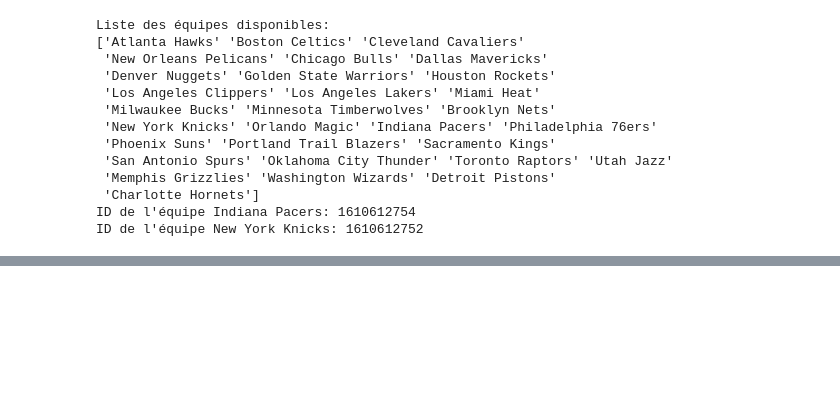
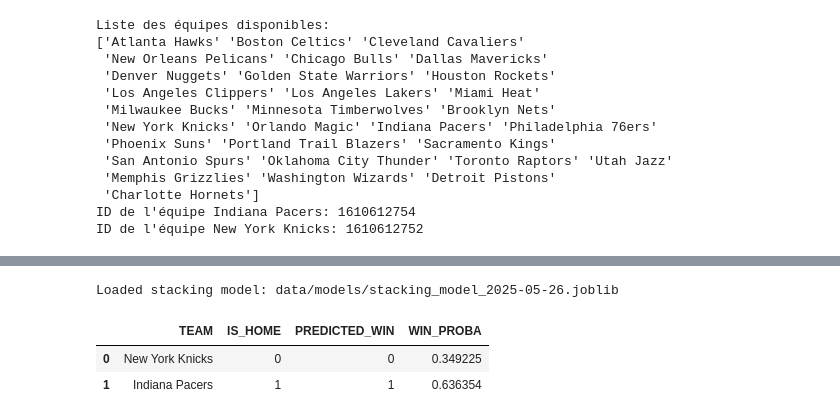
Before and after one commit to SirGenkii/NBA_Predictor, a Jupyter notebook: 08_prediction_match.ipynb, the cells around one changed output, grey strips where cells are left out. Cells and saved outputs as stored; diff of their text form; code cells hidden in the pictures; blank space fills up the shorter version.

```diff
--- a/08_prediction_match.ipynb
+++ b/08_prediction_match.ipynb
@@ -59,7 +105,37 @@ Loaded dataset: data/final_cleaned_dataset/nba_features_cleaned_final_2025-05-25
 # %%
+import joblib
+
 #open last stacking model from DATA_MODELS_DIR
 stacking_model_path = get_latest_file(DATA_MODELS_DIR)
 print("Loaded stacking model:", stacking_model_path)
 
 # Charger le modèle de stacking
-stacking_model = load_stacking_model(stacking_model_path)
+pipeline = joblib.load(stacking_model_path)
+
+
+# Colonnes à ignorer
+drop_cols = ['TEAM_ID','OPP_TEAM_ID','SEASON','GAME_DATE','IS_WIN']
+X_pred = predicted_rows.drop(columns=drop_cols, errors='ignore')
+
+# ⚠️ Réordonner les colonnes si besoin
+X_pred = X_pred[[col for col in pipeline.named_steps['scaler'].get_feature_names_out() if col in X_pred.columns]]
+
+# Prédictions
+pred_classes = pipeline.predict(X_pred)
+pred_probas = pipeline.predict_proba(X_pred)[:, 1]
+
+# Résultats
+results_df = predicted_rows[['TEAM_ID', 'IS_HOME']].copy()
+results_df['PREDICTED_WIN'] = pred_classes
+results_df['WIN_PROBA'] = pred_probas
+
+# Affichage lisible avec nom d’équipe
+results_df = results_df.merge(teams_df[['id', 'full_name']], left_on='TEAM_ID', right_on='id', how='left')
+results_df = results_df[['full_name', 'IS_HOME', 'PREDICTED_WIN', 'WIN_PROBA']].rename(columns={'full_name': 'TEAM'})
+
+display(results_df)
+# %% [output]
+Loaded stacking model: data/models/stacking_model_2025-05-26.joblib
+|  | TEAM | IS_HOME | PREDICTED_WIN | WIN_PROBA |
+| 0 | New York Knicks | 0 | 0 | 0.349225 |
+| 1 | Indiana Pacers | 1 | 1 | 0.636354 |
```
Also changed, not shown: parts of 5 cells of this notebook, 7 other files.
